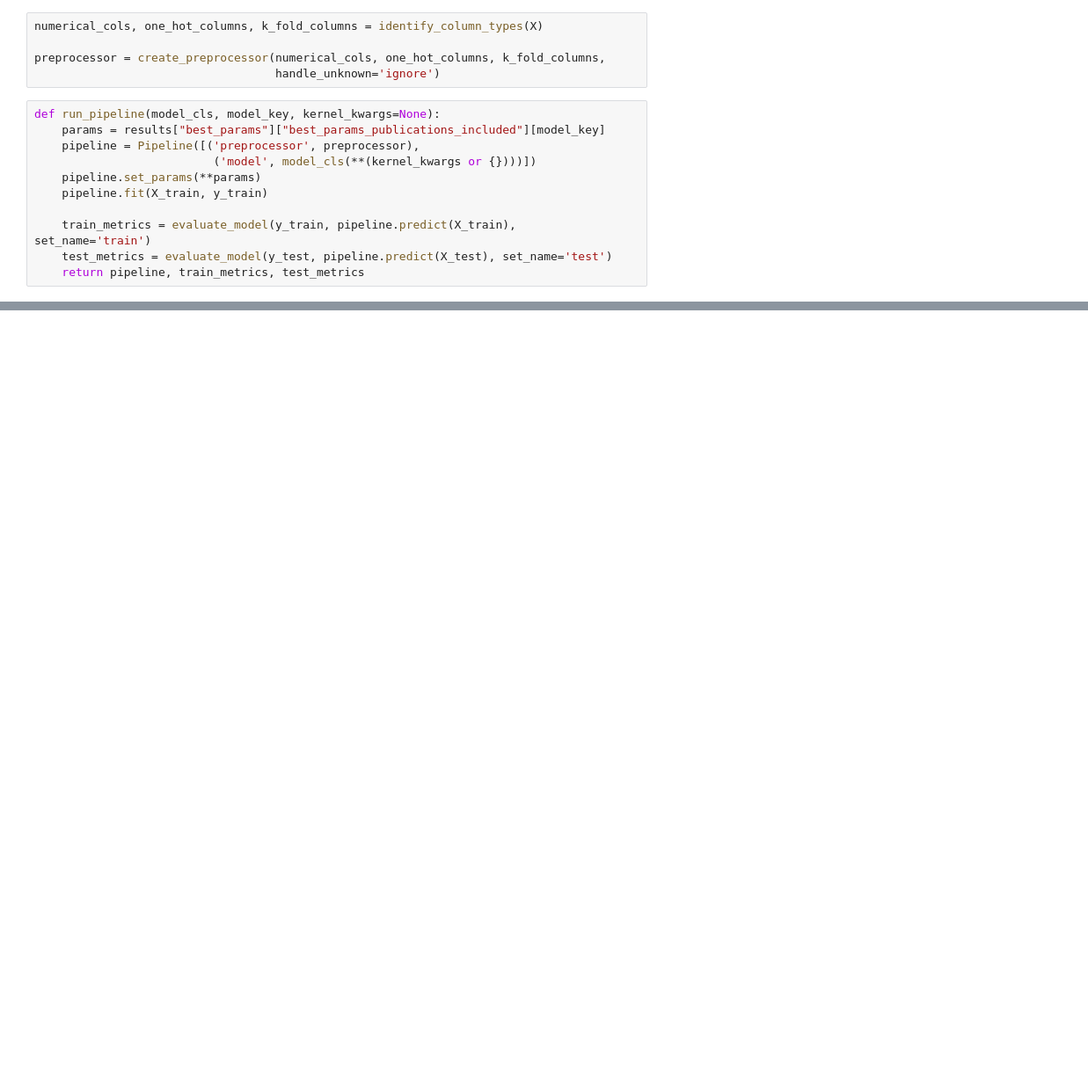
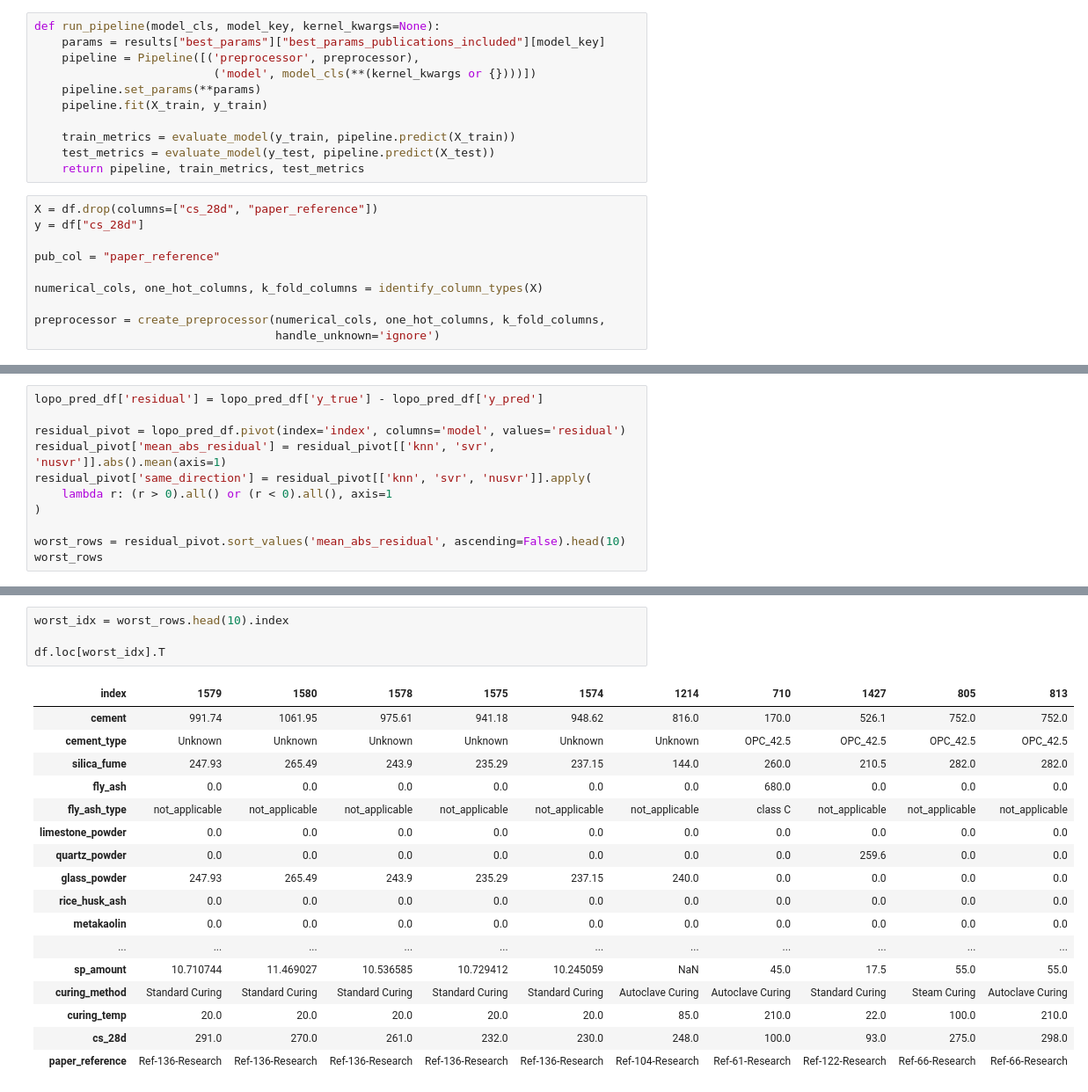
Before and after one commit to Jocund96/Data-to-Design-ML, a Jupyter notebook: S2_Kernel/Week-5-6-7/04_experiments_week_8.ipynb, the cells around one changed output, grey strips where cells are left out. Shown at 88% size. Saved outputs shown, nothing was run; the diff lists cells and outputs as text; blank space fills up the shorter version.

```diff
--- a/S2_Kernel/Week-5-6-7/04_experiments_week_8.ipynb
+++ b/S2_Kernel/Week-5-6-7/04_experiments_week_8.ipynb
@@ -43,16 +37,21 @@ X_test,  y_test  = X[test_mask],  y[test_mask]
+# %%
+def run_pipeline(model_cls, model_key, kernel_kwargs=None):
+    params = results["best_params"]["best_params_publications_included"][model_key]
+    pipeline = Pipeline([('preprocessor', preprocessor),
+                          ('model', model_cls(**(kernel_kwargs or {})))])
+    pipeline.set_params(**params)
+    pipeline.fit(X_train, y_train)
+
+    train_metrics = evaluate_model(y_train, pipeline.predict(X_train))
+    test_metrics = evaluate_model(y_test, pipeline.predict(X_test))
+    return pipeline, train_metrics, test_metrics
 # %%
+X = df.drop(columns=["cs_28d", "paper_reference"])
+y = df["cs_28d"]
+
+pub_col = "paper_reference"
+
 numerical_cols, one_hot_columns, k_fold_columns = identify_column_types(X)
 
 preprocessor = create_preprocessor(numerical_cols, one_hot_columns, k_fold_columns,
                                    handle_unknown='ignore')
-# %%
-def run_pipeline(model_cls, model_key, kernel_kwargs=None):
-    params = results["best_params"]["best_params_publications_included"][model_key]
-    pipeline = Pipeline([('preprocessor', preprocessor),
-                          ('model', model_cls(**(kernel_kwargs or {})))])
-    pipeline.set_params(**params)
-    pipeline.fit(X_train, y_train)
-
-    train_metrics = evaluate_model(y_train, pipeline.predict(X_train), set_name='train')
-    test_metrics = evaluate_model(y_test, pipeline.predict(X_test), set_name='test')
-    return pipeline, train_metrics, test_metrics
@@ -127,0 +114,11 @@ N: 16
+# %%
+lopo_pred_df['residual'] = lopo_pred_df['y_true'] - lopo_pred_df['y_pred']
+
+residual_pivot = lopo_pred_df.pivot(index='index', columns='model', values='residual')
+residual_pivot['mean_abs_residual'] = residual_pivot[['knn', 'svr', 'nusvr']].abs().mean(axis=1)
+residual_pivot['same_direction'] = residual_pivot[['knn', 'svr', 'nusvr']].apply(
+    lambda r: (r > 0).all() or (r < 0).all(), axis=1
+)
+
+worst_rows = residual_pivot.sort_values('mean_abs_residual', ascending=False).head(10)
+worst_rows
@@ -127,0 +138,22 @@ N: 16
+# %%
+worst_idx = worst_rows.head(10).index
+
+df.loc[worst_idx].T
+# %% [output]
+| index | 1579 | 1580 | 1578 | 1575 | 1574 | 1214 | 710 | 1427 | 805 | 813 |
+| cement | 991.74 | 1061.95 | 975.61 | 941.18 | 948.62 | 816.0 | 170.0 | 526.1 | 752.0 | 752.0 |
+| cement_type | Unknown | Unknown | Unknown | Unknown | Unknown | Unknown | OPC_42.5 | OPC_42.5 | OPC_42.5 | OPC_42.5 |
+| silica_fume | 247.93 | 265.49 | 243.9 | 235.29 | 237.15 | 144.0 | 260.0 | 210.5 | 282.0 | 282.0 |
+| fly_ash | 0.0 | 0.0 | 0.0 | 0.0 | 0.0 | 0.0 | 680.0 | 0.0 | 0.0 | 0.0 |
+| fly_ash_type | not_applicable | not_applicable | not_applicable | not_applicable | not_applicable | not_applicable | class C | not_applicable | not_applicable | not_applicable |
+| limestone_powder | 0.0 | 0.0 | 0.0 | 0.0 | 0.0 | 0.0 | 0.0 | 0.0 | 0.0 | 0.0 |
+| quartz_powder | 0.0 | 0.0 | 0.0 | 0.0 | 0.0 | 0.0 | 0.0 | 259.6 | 0.0 | 0.0 |
+| glass_powder | 247.93 | 265.49 | 243.9 | 235.29 | 237.15 | 240.0 | 0.0 | 0.0 | 0.0 | 0.0 |
+| rice_husk_ash | 0.0 | 0.0 | 0.0 | 0.0 | 0.0 | 0.0 | 0.0 | 0.0 | 0.0 | 0.0 |
+| metakaolin | 0.0 | 0.0 | 0.0 | 0.0 | 0.0 | 0.0 | 0.0 | 0.0 | 0.0 | 0.0 |
+| ... | ... | ... | ... | ... | ... | ... | ... | ... | ... | ... |
+| sp_amount | 10.710744 | 11.469027 | 10.536585 | 10.729412 | 10.245059 | NaN | 45.0 | 17.5 | 55.0 | 55.0 |
+| curing_method | Standard Curing | Standard Curing | Standard Curing | Standard Curing | Standard Curing | Autoclave Curing | Autoclave Curing | Standard Curing | Steam Curing | Autoclave Curing |
+| curing_temp | 20.0 | 20.0 | 20.0 | 20.0 | 20.0 | 85.0 | 210.0 | 22.0 | 100.0 | 210.0 |
+| cs_28d | 291.0 | 270.0 | 261.0 | 232.0 | 230.0 | 248.0 | 100.0 | 93.0 | 275.0 | 298.0 |
+| paper_reference | Ref-136-Research | Ref-136-Research | Ref-136-Research | Ref-136-Research | Ref-136-Research | Ref-104-Research | Ref-61-Research | Ref-122-Research | Ref-66-Research | Ref-66-Research |
```
Also changed, not shown: parts of 14 cells of this notebook, 3 other files.
